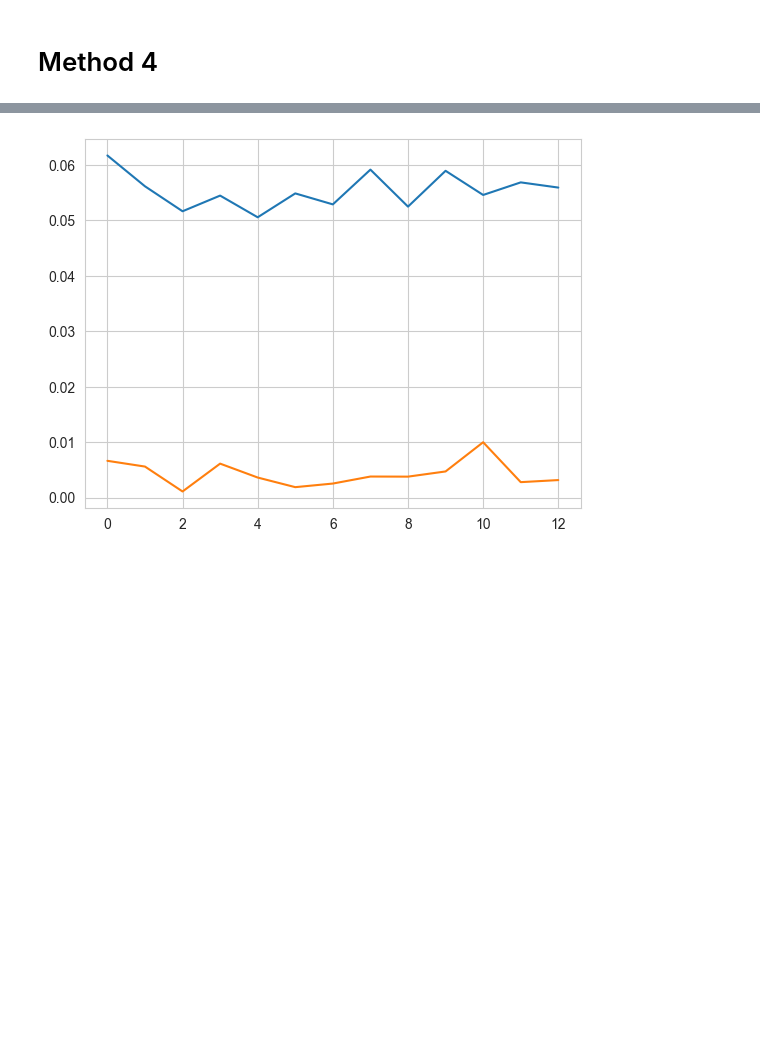
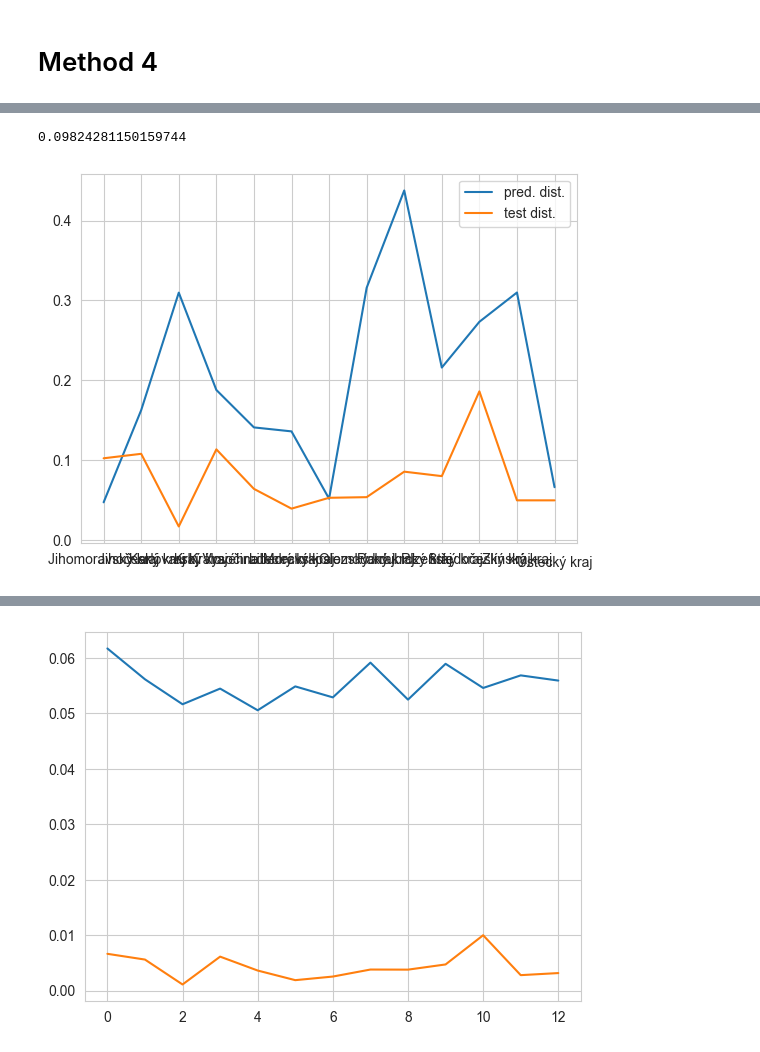
Before and after one commit to blahasimon/datascience, a Jupyter notebook: method_4.ipynb, the cells around one changed output, grey strips where cells are left out. Drawn from its saved outputs; the diff is of its cells as text; code cells hidden in the pictures; blank space fills up the shorter version.

```diff
--- a/method_4.ipynb
+++ b/method_4.ipynb
@@ -69,3 +131,5 @@ data['expected'] = data['Kraj'].apply(lambda x: word_to_vector(x, LIST_KRAJE))
 TEST_SIZE = 0.2
 data_train = data.sample(frac=(1-TEST_SIZE), random_state=0)
 data_test = data.drop(data_train.index)
+
+data_train = uniformize(data_train)
@@ -146,0 +136,31 @@ plt.show()
+# %%
+%load_ext autoreload
+%autoreload 2
+
+N_INPUT = data_train['food'].iloc[0].shape[0]
+N_HIDDEN = 64
+N_OUTPUT = data['expected'].iloc[0].shape[0]
+
+ACT_FUNCS = [nn.sigmoid, nn.sigmoid]
+COST_FUNC = nn.mean_square
+
+ETA = 5.e-5
+N_EPOCHS = 300
+BATCH_SIZE = 256
+
+ADAPTIVE_ETA = False
+ETA_LIMIT = 1.e-6
+ETA_FACTOR = 1.5
+CONTINUE_MIN_ETA = True
+
+RANDOM_SEED = 0
+MSG_FREQ = 20
+
+network_shape = (N_INPUT, N_HIDDEN, N_OUTPUT)
+
+neural_network = nn.NeuralNetwork(shape=network_shape, act_funcs=ACT_FUNCS, cost_func=COST_FUNC,
+                                  eta=ETA, eta_limit=ETA_LIMIT, adaptive_eta=ADAPTIVE_ETA, eta_factor=ETA_FACTOR,
+                                  continue_min_eta=CONTINUE_MIN_ETA, random_seed=RANDOM_SEED)
+
+df_stats = neural_network.train(df=data_train[['food', 'expected']], n_epochs=N_EPOCHS,
+                                msg_freq=MSG_FREQ, batch_size=BATCH_SIZE, alter_func=None)
@@ -146,0 +202,11 @@ plt.show()
+# %%
+neural_network.accuracy(df=data_test[['food', 'expected']])
+# %% [output]
+0.09824281150159744
+# %%
+plt.plot(np.sum(data_test['Obec'].apply(lambda x: neural_network.predict(VECTORIZATION_FUNC(x)))) / data_test.shape[0], label='pred. dist.')
+plt.plot(data_test.groupby(data_test['Kraj']).apply(len) / data_test.shape[0], label='test dist.')
+plt.legend()
+plt.show()
+# %% [output]
+[figure, added]
```
Also changed, not shown: parts of 9 cells of this notebook, 2 other files.
